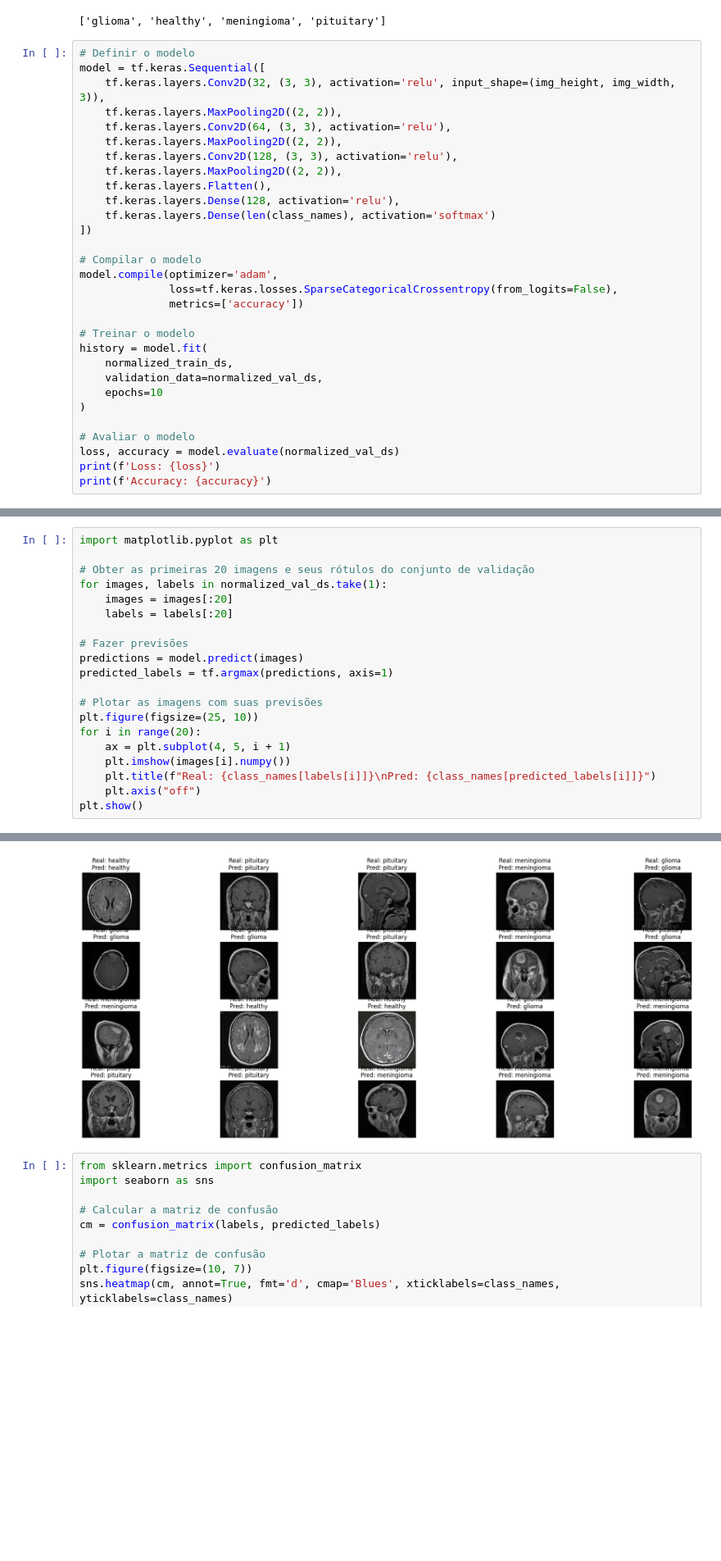
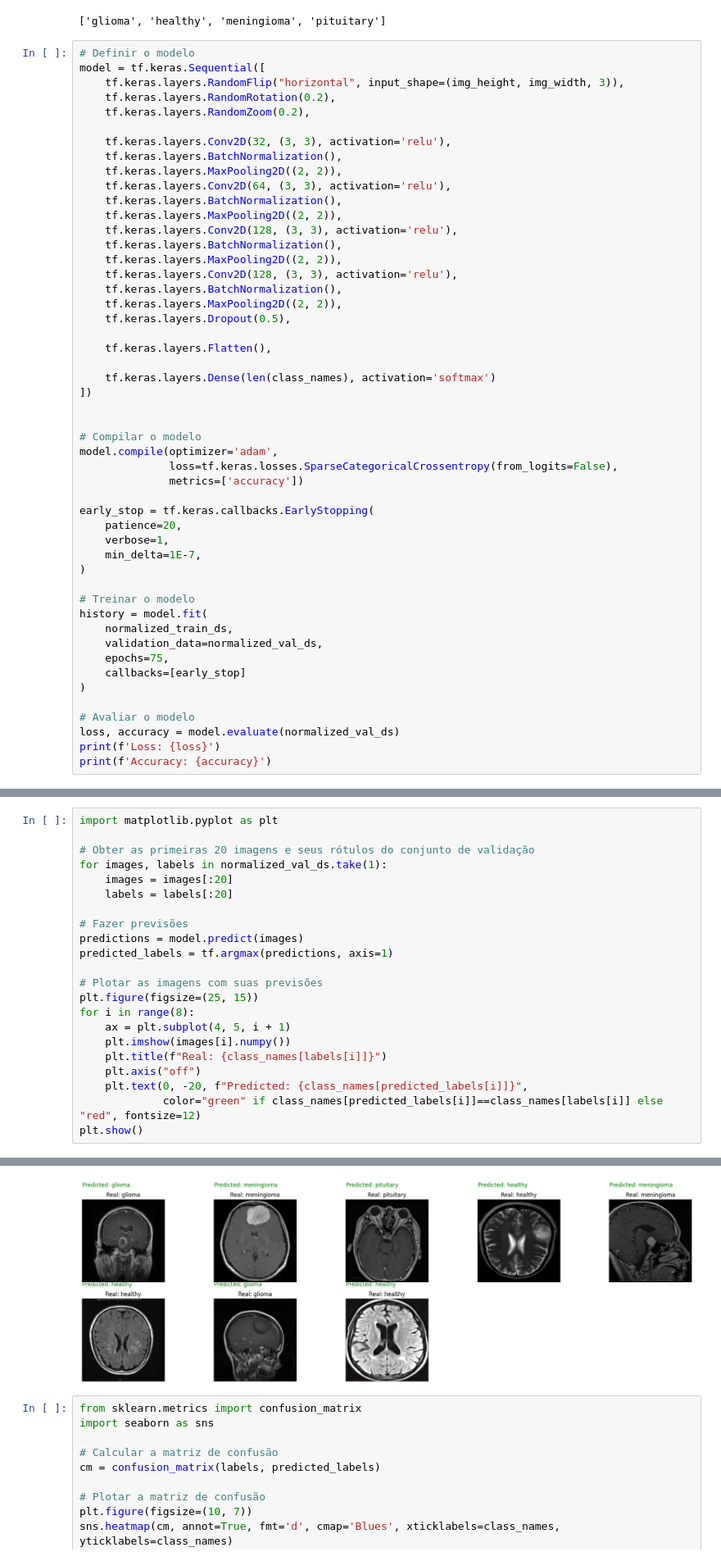
Before and after one commit to lucka07/Project-Cancer, a Jupyter notebook: V2_model.ipynb, the cells around one changed output, grey strips where cells are left out. Shown at 82% size. Saved outputs shown, nothing was run; the diff lists cells and outputs as text; blank space fills up the shorter version.

```diff
--- a/V2_model.ipynb
+++ b/V2_model.ipynb
@@ -51,27 +59,47 @@ print(class_names)
 # %%
 # Definir o modelo
 model = tf.keras.Sequential([
-    tf.keras.layers.Conv2D(32, (3, 3), activation='relu', input_shape=(img_height, img_width, 3)),
+    tf.keras.layers.RandomFlip("horizontal", input_shape=(img_height, img_width, 3)),
+    tf.keras.layers.RandomRotation(0.2),
+    tf.keras.layers.RandomZoom(0.2),
+
+    tf.keras.layers.Conv2D(32, (3, 3), activation='relu'),
+    tf.keras.layers.BatchNormalization(),
     tf.keras.layers.MaxPooling2D((2, 2)),
     tf.keras.layers.Conv2D(64, (3, 3), activation='relu'),
+    tf.keras.layers.BatchNormalization(),
     tf.keras.layers.MaxPooling2D((2, 2)),
     tf.keras.layers.Conv2D(128, (3, 3), activation='relu'),
+    tf.keras.layers.BatchNormalization(),
     tf.keras.layers.MaxPooling2D((2, 2)),
+    tf.keras.layers.Conv2D(128, (3, 3), activation='relu'),
+    tf.keras.layers.BatchNormalization(),
+    tf.keras.layers.MaxPooling2D((2, 2)),
+    tf.keras.layers.Dropout(0.5),
+
     tf.keras.layers.Flatten(),
-    tf.keras.layers.Dense(128, activation='relu'),
+
     tf.keras.layers.Dense(len(class_names), activation='softmax')
 ])
+
 
 # Compilar o modelo
 model.compile(optimizer='adam',
               loss=tf.keras.losses.SparseCategoricalCrossentropy(from_logits=False),
               metrics=['accuracy'])
 
+early_stop = tf.keras.callbacks.EarlyStopping(
+    patience=20,
+    verbose=1,
+    min_delta=1E-7,
+)
+
 # Treinar o modelo
 history = model.fit(
     normalized_train_ds,
     validation_data=normalized_val_ds,
-    epochs=10
+    epochs=75,
+    callbacks=[early_stop]
 )
 
 # Avaliar o modelo
@@ -109,11 +137,13 @@ predictions = model.predict(images)
 predicted_labels = tf.argmax(predictions, axis=1)
 
 # Plotar as imagens com suas previsões
-plt.figure(figsize=(25, 10))
-for i in range(20):
+plt.figure(figsize=(25, 15))
+for i in range(8):
     ax = plt.subplot(4, 5, i + 1)
     plt.imshow(images[i].numpy())
-    plt.title(f"Real: {class_names[labels[i]]}\nPred: {class_names[predicted_labels[i]]}")
+    plt.title(f"Real: {class_names[labels[i]]}")
     plt.axis("off")
+    plt.text(0, -20, f"Predicted: {class_names[predicted_labels[i]]}",
+             color="green" if class_names[predicted_labels[i]]==class_names[labels[i]] else "red", fontsize=12)
 plt.show()
 # %% [output]
@@ -121,4 +151,4 @@ plt.show()
-[figure, old version]
+[figure, new version]
 # %%
 from sklearn.metrics import confusion_matrix
 import seaborn as sns
```
Also changed, not shown: parts of 9 cells of this notebook, 1 other file.
